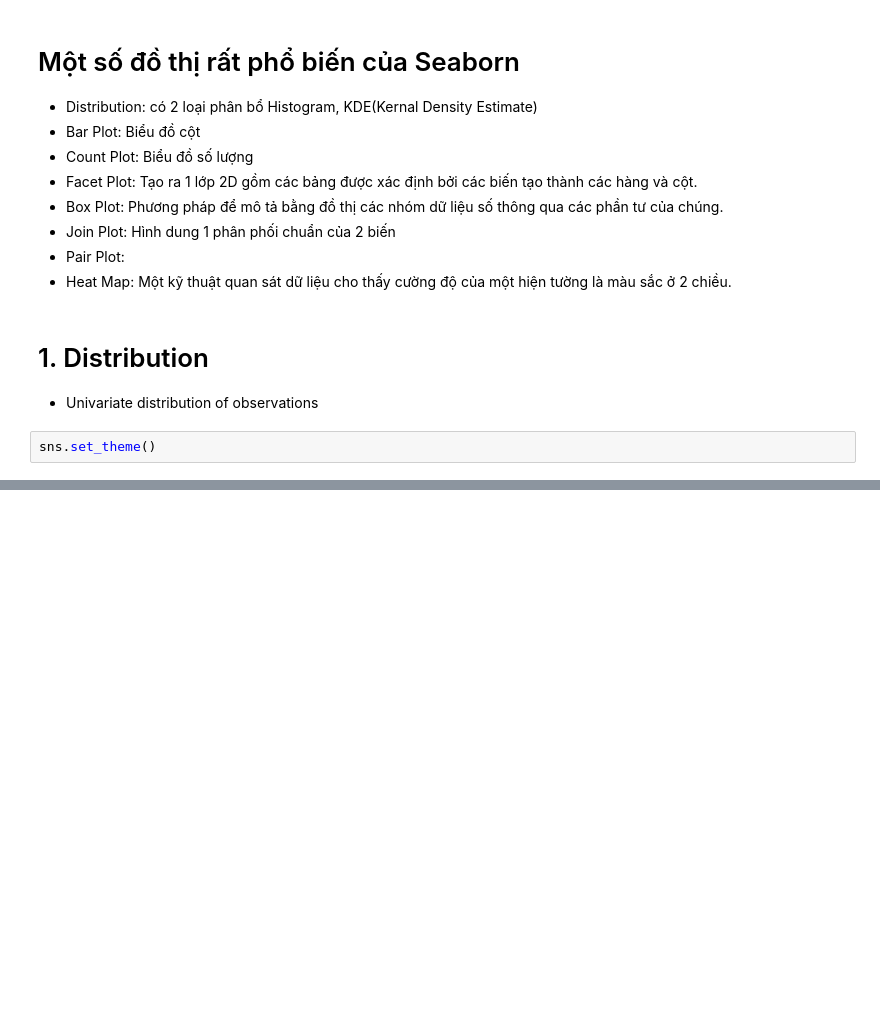
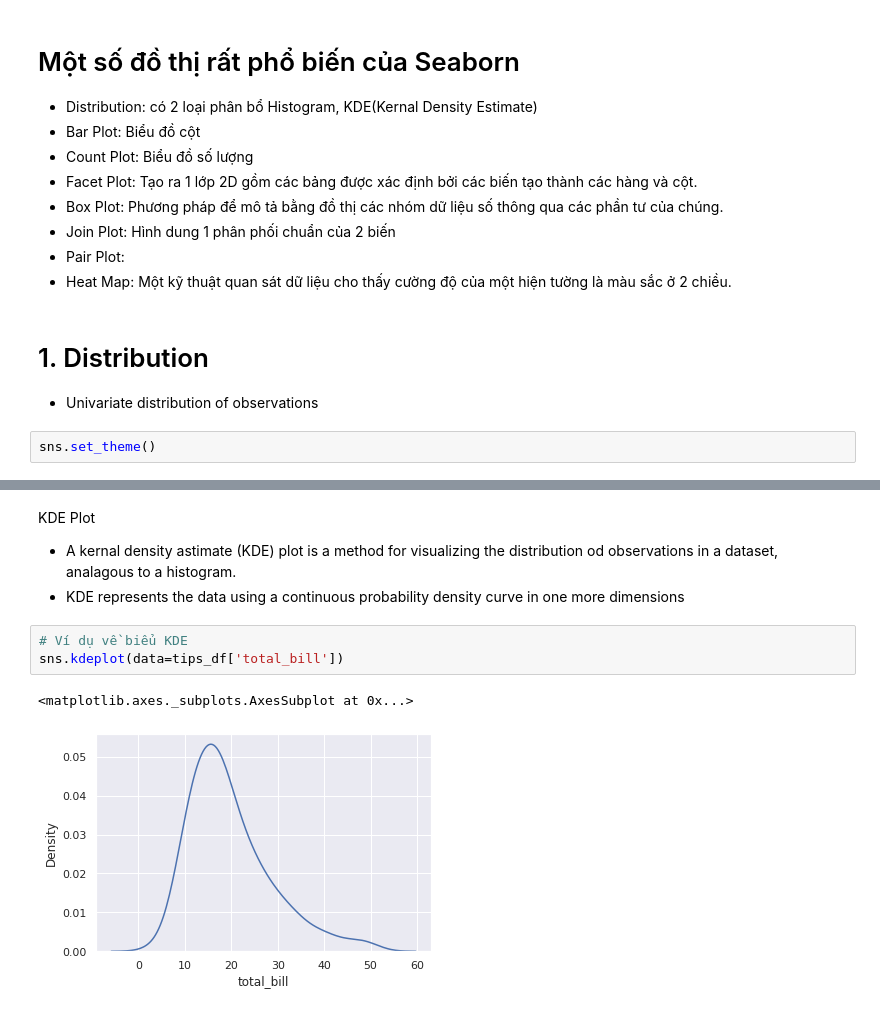
Before and after one commit to chaudt/Data-Scientist, a Jupyter notebook: Truc Quan Hoa Du Lieu/truc_quan_hoa_du_lieu.ipynb, the cells around one changed output, grey strips where cells are left out. Cells and saved outputs as stored; diff of their text form; blank space fills up the shorter version.

```diff
--- a/Truc Quan Hoa Du Lieu/truc_quan_hoa_du_lieu.ipynb
+++ b/Truc Quan Hoa Du Lieu/truc_quan_hoa_du_lieu.ipynb
@@ -39,0 +79,10 @@ URLError: <urlopen error [WinError 10054] An existing connection was forcibly cl
+# %% [markdown]
+KDE Plot
+* A kernal density astimate (KDE) plot is a method for visualizing the distribution od observations in a dataset, analagous to a histogram.
+* KDE represents the data using a continuous probability density curve in one more dimensions
+# %%
+# Ví dụ về biểu KDE
+sns.kdeplot(data=tips_df['total_bill'])
+# %% [output]
+<matplotlib.axes._subplots.AxesSubplot at 0x...>
+[figure, added]
```
Also changed, not shown: parts of 39 cells of this notebook.
